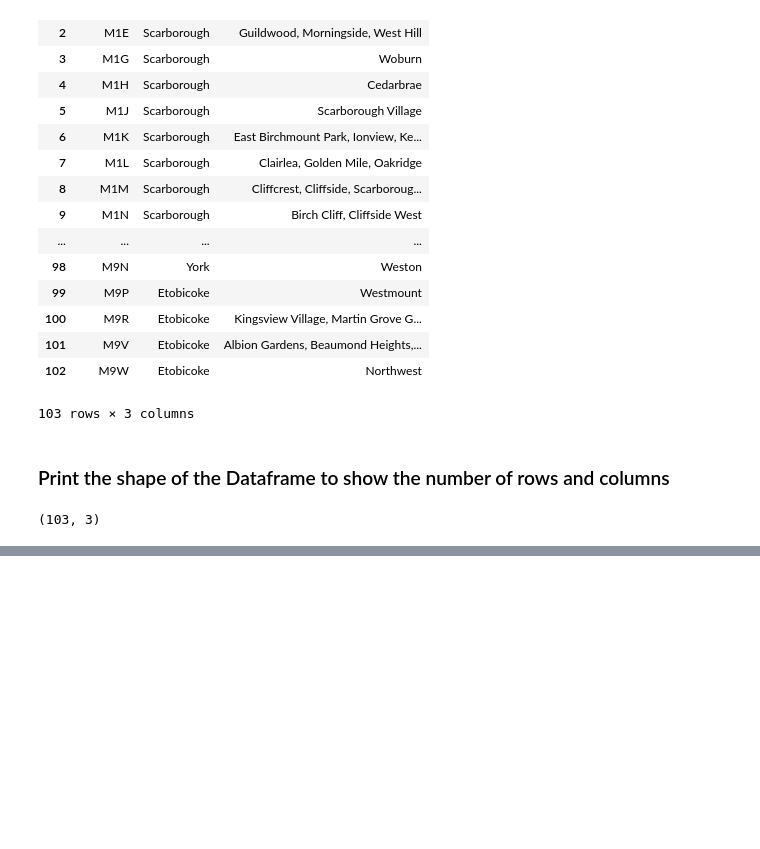
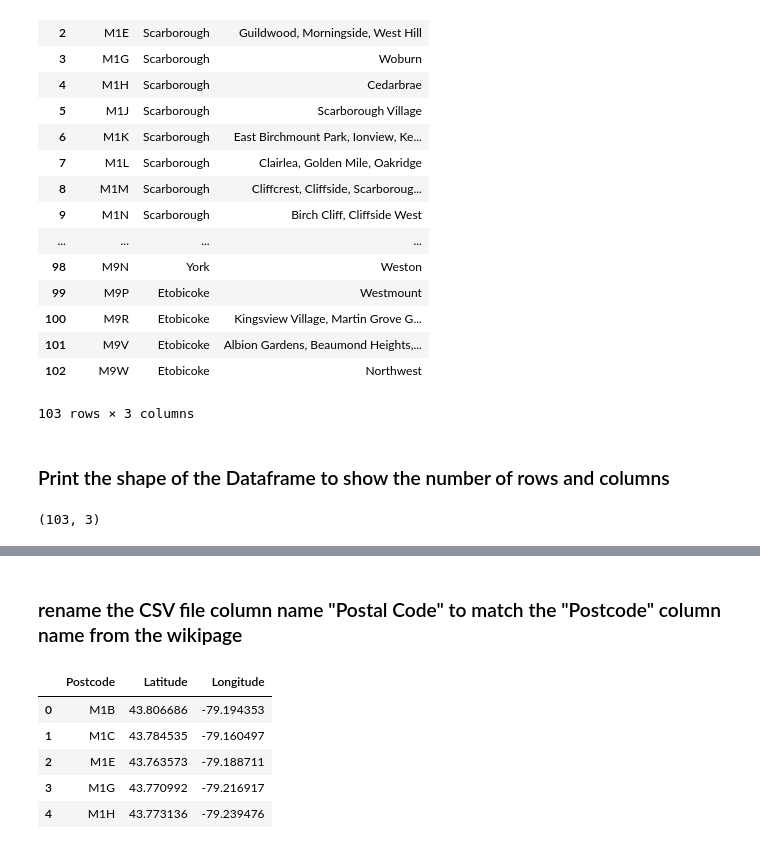
Before and after one commit to caboe2012/Coursera_Capstone, a Jupyter notebook: notebooks/Capstone - Wk3 - Web Scrape Neighborhoods.ipynb, the cells around one changed output, grey strips where cells are left out. Cells and saved outputs as stored; diff of their text form; code cells hidden in the pictures; blank space fills up the shorter version.

```diff
--- a/notebooks/Capstone - Wk3 - Web Scrape Neighborhoods.ipynb
+++ b/notebooks/Capstone - Wk3 - Web Scrape Neighborhoods.ipynb
@@ -134,0 +201,12 @@ df_groups.shape
+# %% [markdown]
+### rename the CSV file column name "Postal Code" to match the "Postcode" column name from the wikipage
+# %%
+df_coordinates.rename(columns={'Postal Code':df4.columns[0]},inplace=True)
+df_coordinates.head()
+# %% [output]
+|  | Postcode | Latitude | Longitude |
+| 0 | M1B | 43.806686 | -79.194353 |
+| 1 | M1C | 43.784535 | -79.160497 |
+| 2 | M1E | 43.763573 | -79.188711 |
+| 3 | M1G | 43.770992 | -79.216917 |
+| 4 | M1H | 43.773136 | -79.239476 |
```
Also changed, not shown: parts of 15 cells of this notebook, 1 other file.
